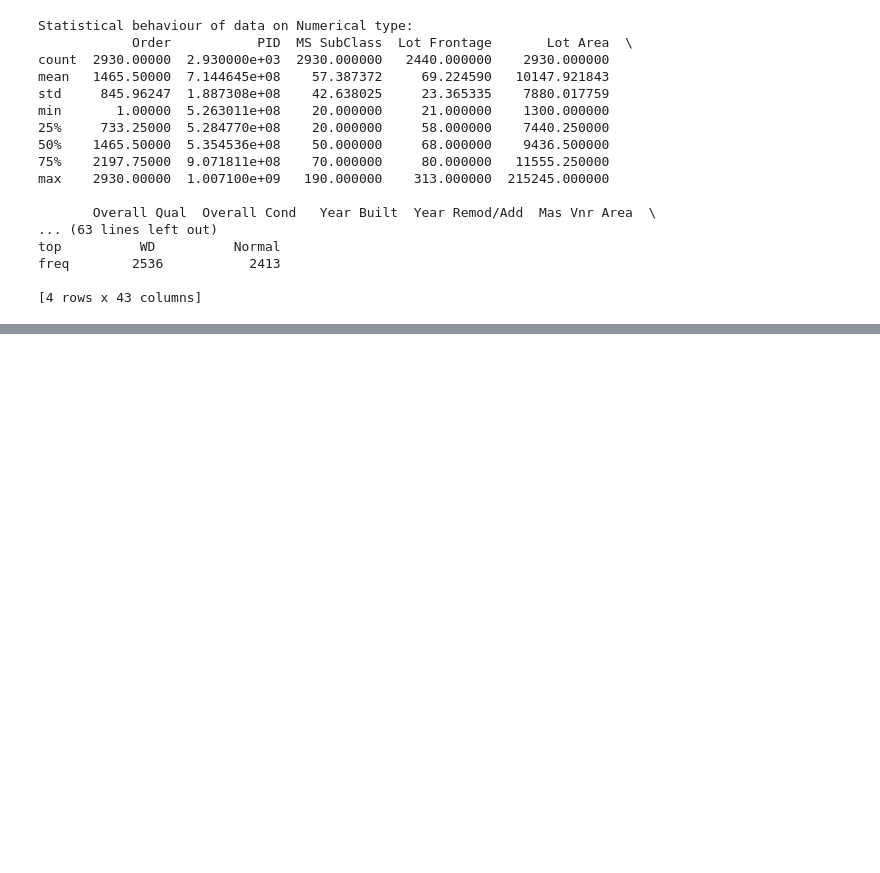
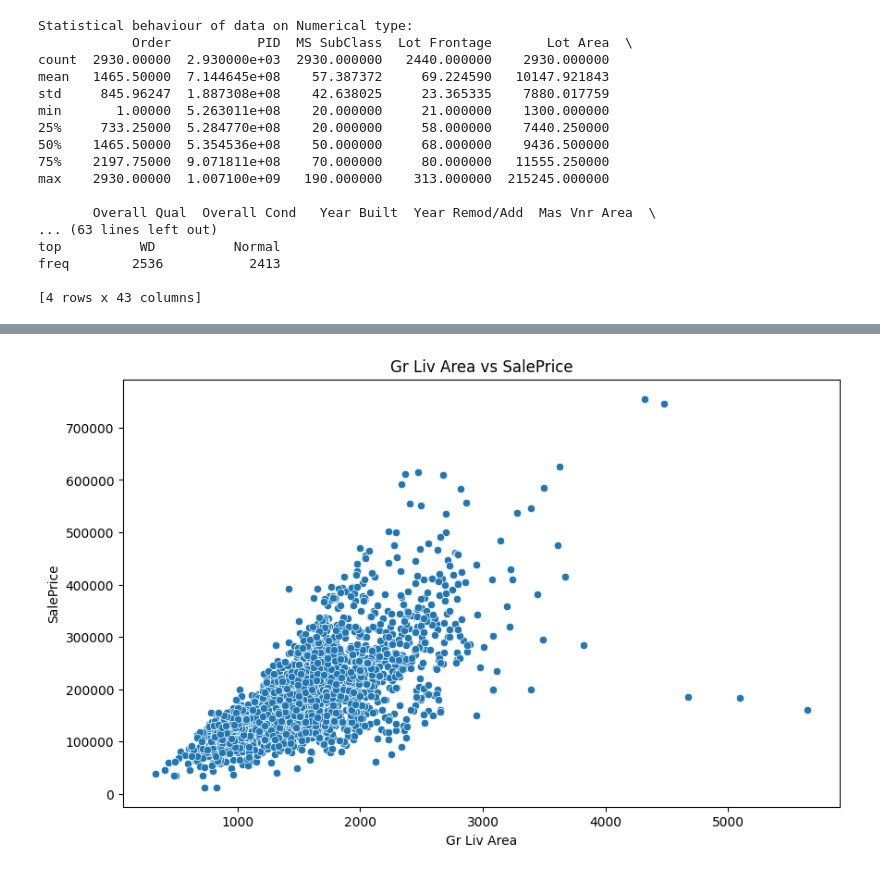
Before and after one commit to mathml42/mlops-price-predictor, a Jupyter notebook: analysis/EDA.ipynb, the cells around one changed output, grey strips where cells are left out. Saved outputs shown, nothing was run; the diff lists cells and outputs as text; code cells hidden in the pictures; blank space fills up the shorter version.

```diff
--- a/analysis/EDA.ipynb
+++ b/analysis/EDA.ipynb
@@ -47,0 +167,6 @@ freq        2536           2413
+# %%
+# Step 4: Bivariate Analysis
+bivariate_analyzer = BivariateAnalyzer(NumericalVsNumericalAnalysis())
+bivariate_analyzer.execute_analysis(df, 'Gr Liv Area', 'SalePrice')
+# %% [output]
+[figure, added]
```
Also changed, not shown: parts of 10 cells of this notebook.
